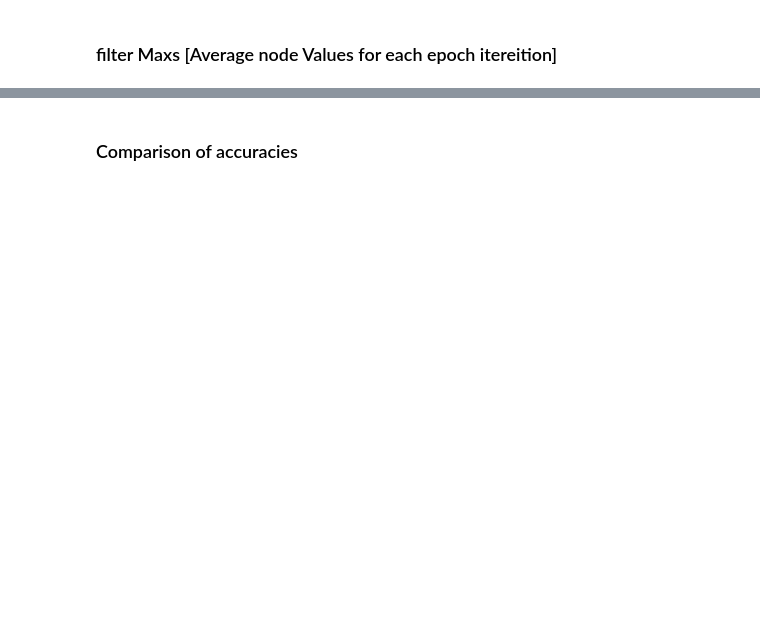
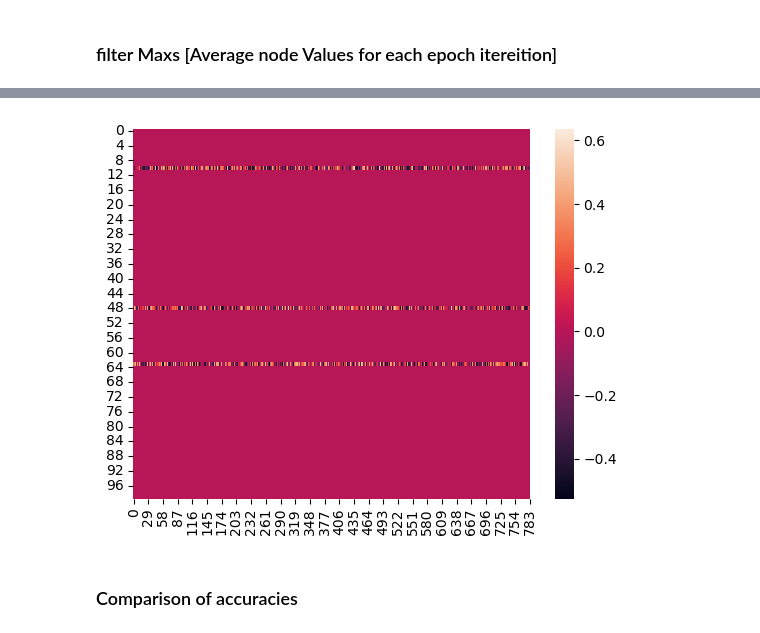
Before and after one commit to saeidEmadi/NNS, a Jupyter notebook: reverseNN.ipynb, the cells around one changed output, grey strips where cells are left out. Cells and saved outputs as stored; diff of their text form; code cells hidden in the pictures; blank space fills up the shorter version.

```diff
--- a/reverseNN.ipynb
+++ b/reverseNN.ipynb
@@ -139,6 +143,7 @@ print(f"Params count : {numOfParams}")
 # %%
-
 sns.heatmap(rvW1AfterFiltering)
 plt.savefig(f"res\REV_LayerNodeMonitoringAverage_ \
-            {numberOfOperate}_alpha{alpha}_NewW1AfterFiltering_{time.time()}_WithOutsoftmax.jpg")
+            {numberOfOperate}_alpha{alpha}_NewW1AfterFiltering_{time.time()}.jpg")
 plt.show()
+# %% [output]
+[figure, added]
```
Also changed, not shown: parts of 18 cells of this notebook.
